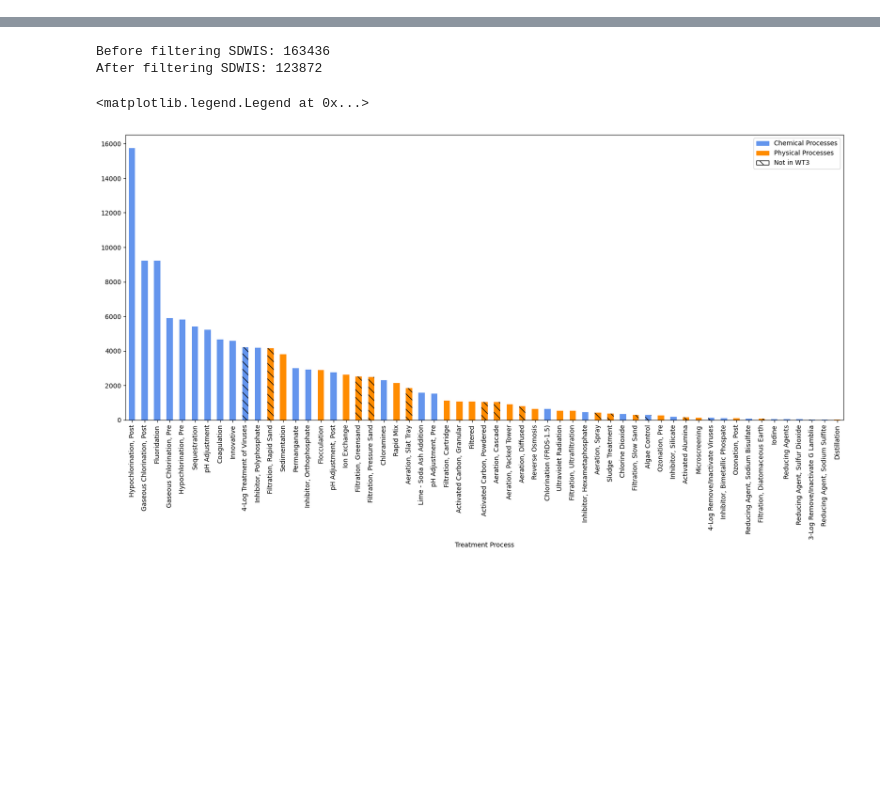
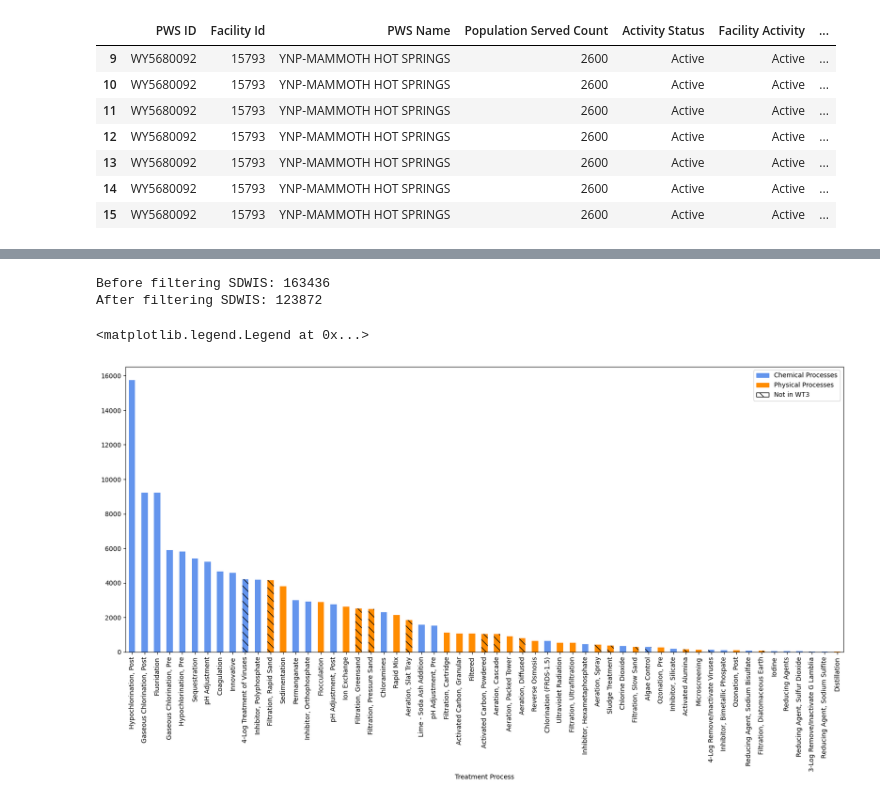
Before and after one commit to MuktaHardikar/WaterTAP3, a Jupyter notebook: watertap3/watertap3/sdwis_treatment_train.ipynb, the cells around one changed output, grey strips where cells are left out. Saved outputs shown, nothing was run; the diff lists cells and outputs as text; code cells hidden in the pictures; blank space fills up the shorter version.

```diff
--- a/watertap3/watertap3/sdwis_treatment_train.ipynb
+++ b/watertap3/watertap3/sdwis_treatment_train.ipynb
@@ -8,0 +107,11 @@ from shapely.geometry.polygon import Polygon
+# %%
+sdwis_filtered[(sdwis_filtered['PWS ID']=='WY5680092') & (sdwis_filtered['Facility Id']=='15793')]
+# %% [output]
+|  | PWS ID | Facility Id | PWS Name | Population Served Count | Activity Status | Facility Activity | ... |
+| 9 | WY5680092 | 15793 | YNP-MAMMOTH HOT SPRINGS | 2600 | Active | Active | ... |
+| 10 | WY5680092 | 15793 | YNP-MAMMOTH HOT SPRINGS | 2600 | Active | Active | ... |
+| 11 | WY5680092 | 15793 | YNP-MAMMOTH HOT SPRINGS | 2600 | Active | Active | ... |
+| 12 | WY5680092 | 15793 | YNP-MAMMOTH HOT SPRINGS | 2600 | Active | Active | ... |
+| 13 | WY5680092 | 15793 | YNP-MAMMOTH HOT SPRINGS | 2600 | Active | Active | ... |
+| 14 | WY5680092 | 15793 | YNP-MAMMOTH HOT SPRINGS | 2600 | Active | Active | ... |
+| 15 | WY5680092 | 15793 | YNP-MAMMOTH HOT SPRINGS | 2600 | Active | Active | ... |
```
Also changed, not shown: parts of 14 cells of this notebook, 2 other files.
